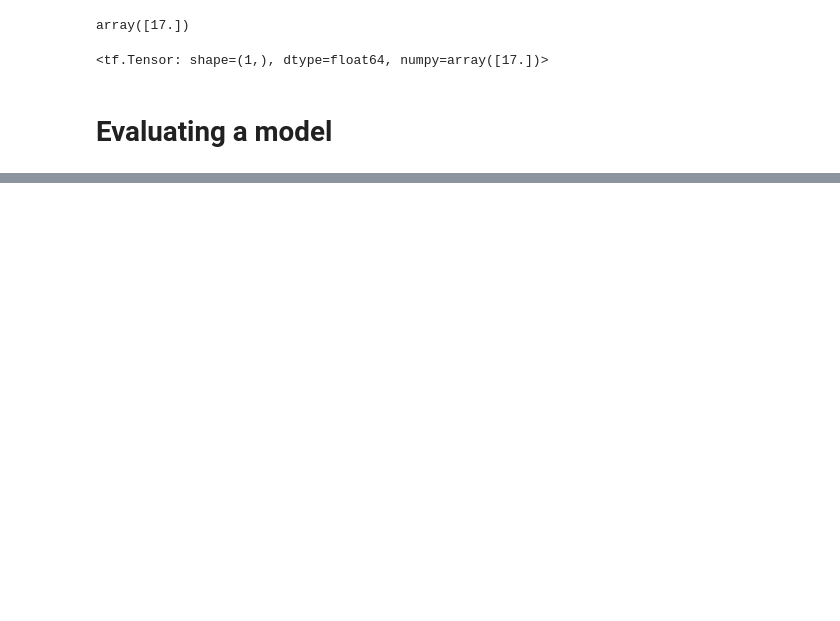
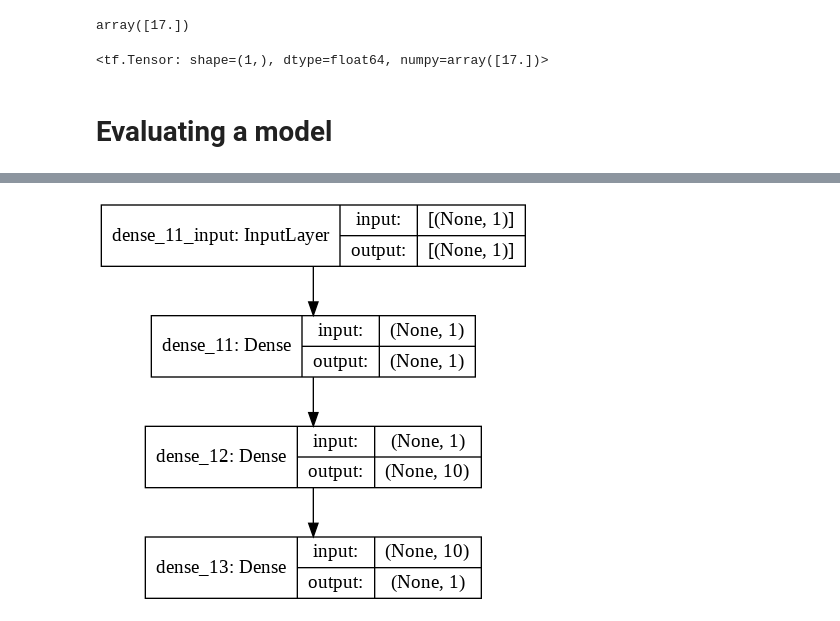
Before and after one commit to Kgs-Mathaba/TensorFlow_DC_ZTM, a Jupyter notebook: 01_neural_network_regression_with_tensorflow.ipynb, the cells around one changed output, grey strips where cells are left out. Saved outputs shown, nothing was run; the diff lists cells and outputs as text; code cells hidden in the pictures; blank space fills up the shorter version.

```diff
--- a/01_neural_network_regression_with_tensorflow.ipynb
+++ b/01_neural_network_regression_with_tensorflow.ipynb
@@ -316,0 +372,13 @@ a_tf
+# %%
+# 1. Create a model
+model = tf.keras.Sequential([
+  tf.keras.layers.Dense(1)
+])
+
+# 2. Compile the model
+model.compile(loss = tf.keras.losses.mae,
+              optimizer = tf.keras.optimizers.SGD(),
+              metrics =['mae'])
+# 3. fit the model
+# Fit the model to train set
+model.fit(X_train, y_train, epochs=100, verbose=0)
@@ -316,0 +389,15 @@ a_tf
+# %%
+# 1. Create the model
+model = tf.keras.Sequential([
+                             tf.keras.layers.Dense(1, input_shape=(1,)),
+                             tf.keras.layers.Dense(10),
+                             tf.keras.layers.Dense(1)
+])
+
+# 2.Compile model
+model.compile(loss=tf.keras.losses.mae,
+              optimizer = tf.keras.optimizers.SGD(),
+              metrics = ['mae'])
+
+# Fit the model to train set
+model.fit(X_train, y_train, epochs=100, verbose=1)
@@ -316,0 +445,6 @@ a_tf
+# %%
+from tensorflow.keras.utils import plot_model
+
+plot_model(model=model, show_shapes=True, show_layer_names=True)
+# %% [output]
+[figure, added]
```
Also changed, not shown: parts of 126 cells of this notebook.
